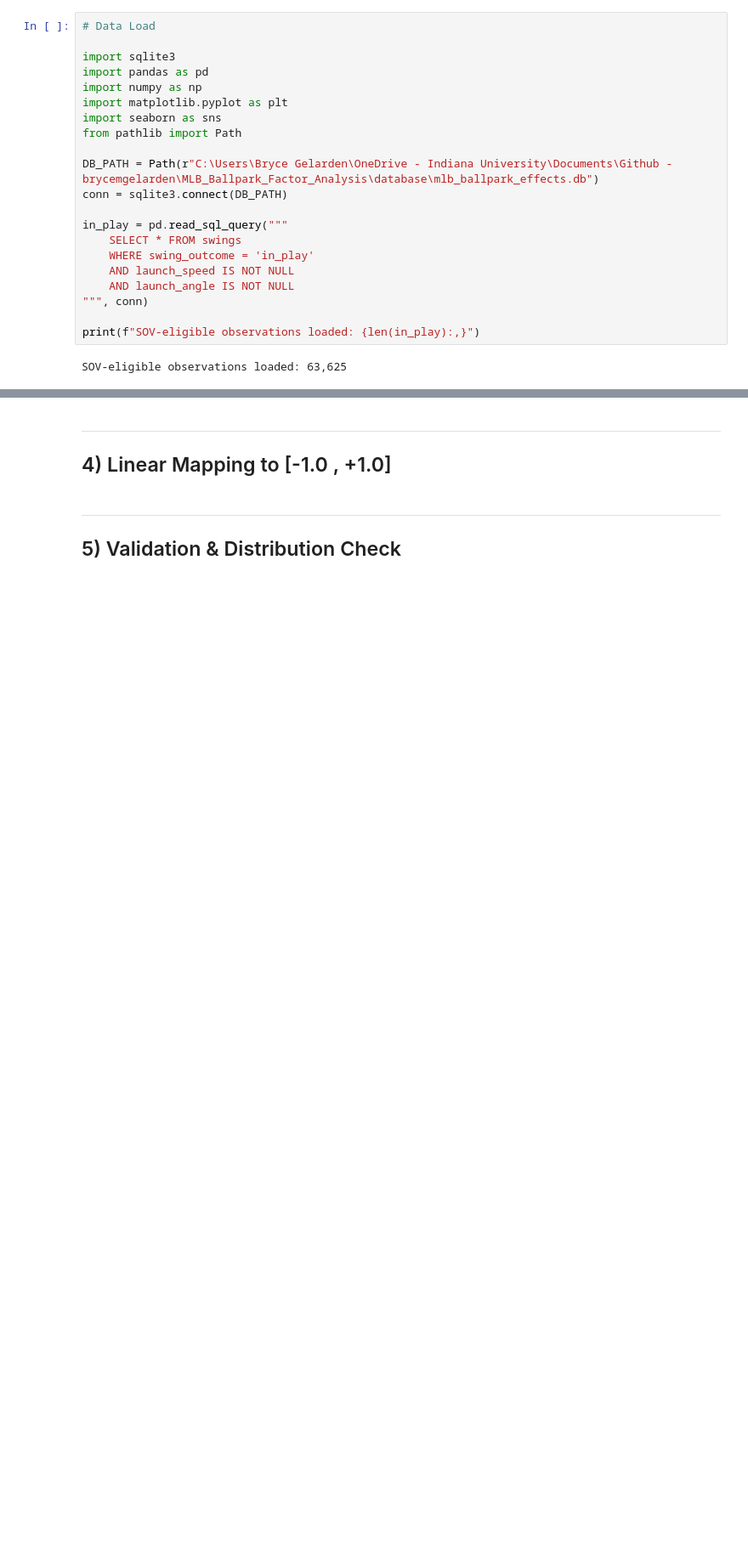
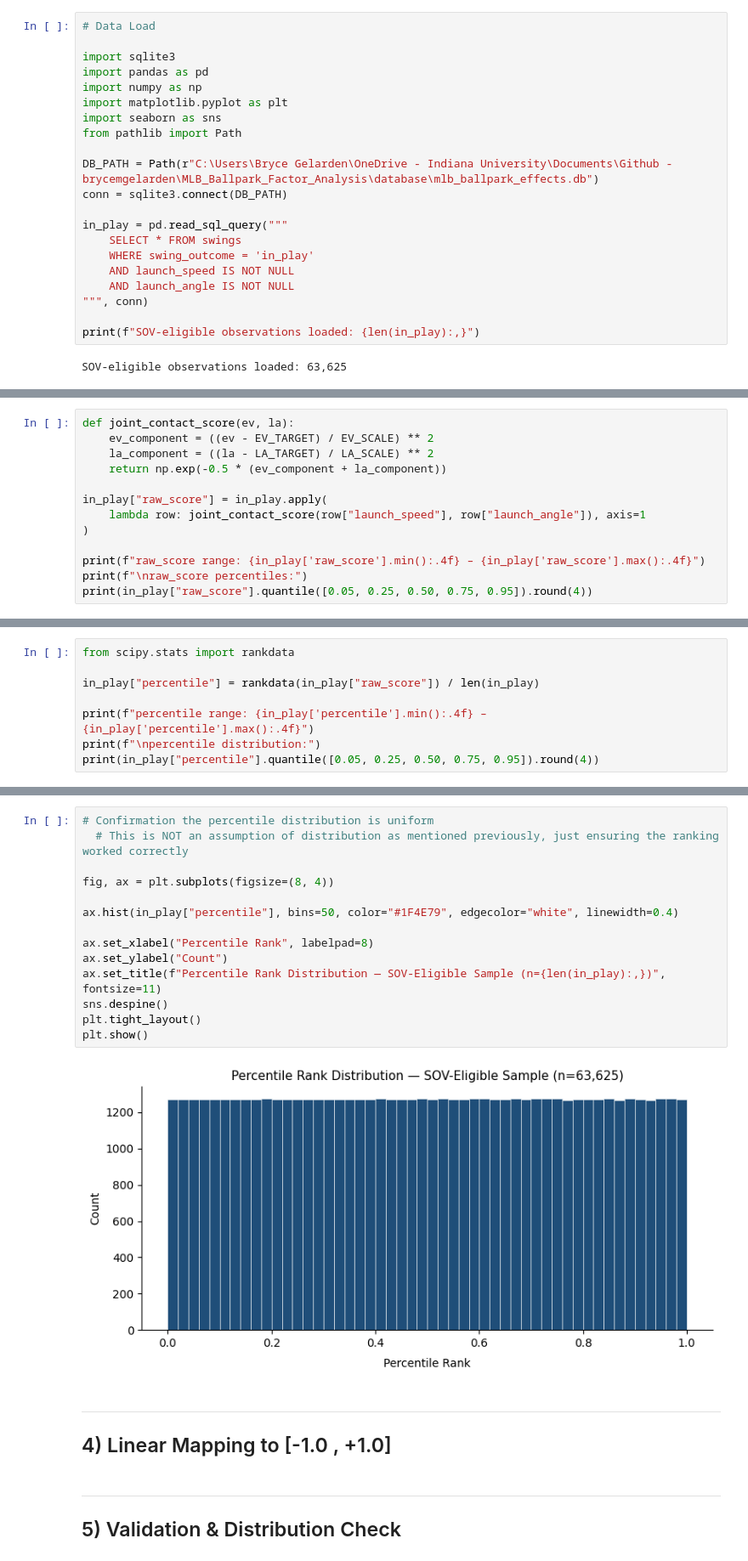
Before and after one commit to brycemgelarden/MLB_Ballpark_Factor_Analysis, a Jupyter notebook: notebooks/03_sov_construction.ipynb, the cells around one changed output, grey strips where cells are left out. Shown at 85% size. Cells and saved outputs as stored; diff of their text form; blank space fills up the shorter version.

Commit message:
percentile ranking

```diff
--- a/notebooks/03_sov_construction.ipynb
+++ b/notebooks/03_sov_construction.ipynb
@@ -66,0 +97,13 @@ ___
+# %%
+def joint_contact_score(ev, la):
+    ev_component = ((ev - EV_TARGET) / EV_SCALE) ** 2
+    la_component = ((la - LA_TARGET) / LA_SCALE) ** 2
+    return np.exp(-0.5 * (ev_component + la_component))
+
+in_play["raw_score"] = in_play.apply(
+    lambda row: joint_contact_score(row["launch_speed"], row["launch_angle"]), axis=1
+)
+
+print(f"raw_score range: {in_play['raw_score'].min():.4f} – {in_play['raw_score'].max():.4f}")
+print(f"\nraw_score percentiles:")
+print(in_play["raw_score"].quantile([0.05, 0.25, 0.50, 0.75, 0.95]).round(4))
@@ -69,0 +156,8 @@ ___
+# %%
+from scipy.stats import rankdata
+
+in_play["percentile"] = rankdata(in_play["raw_score"]) / len(in_play)
+
+print(f"percentile range: {in_play['percentile'].min():.4f} – {in_play['percentile'].max():.4f}")
+print(f"\npercentile distribution:")
+print(in_play["percentile"].quantile([0.05, 0.25, 0.50, 0.75, 0.95]).round(4))
@@ -70,3 +174,19 @@ ___
+# %%
+# Confirmation the percentile distribution is uniform
+  # This is NOT an assumption of distribution as mentioned previously, just ensuring the ranking worked correctly
+
+fig, ax = plt.subplots(figsize=(8, 4))
+
+ax.hist(in_play["percentile"], bins=50, color="#1F4E79", edgecolor="white", linewidth=0.4)
+
+ax.set_xlabel("Percentile Rank", labelpad=8)
+ax.set_ylabel("Count")
+ax.set_title(f"Percentile Rank Distribution — SOV-Eligible Sample (n={len(in_play):,})", fontsize=11)
+sns.despine()
+plt.tight_layout()
+plt.show()
+# %% [output]
+[figure, added]
 # %% [markdown]
 ___
 ## 4) Linear Mapping to [-1.0 , +1.0]
```
Also changed, not shown: parts of 9 cells of this notebook.
